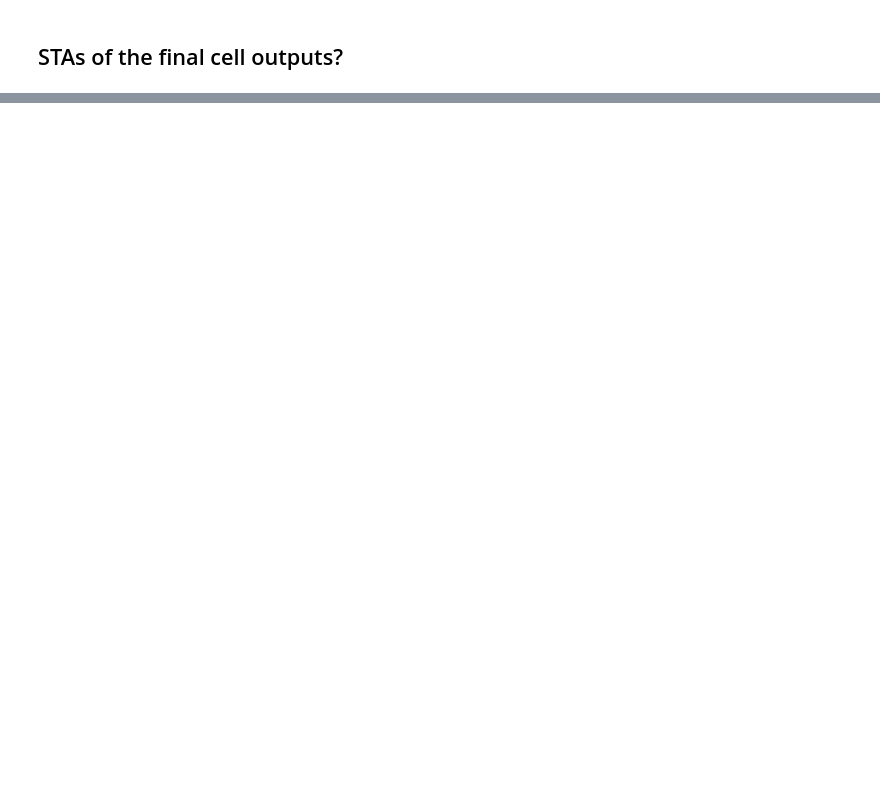
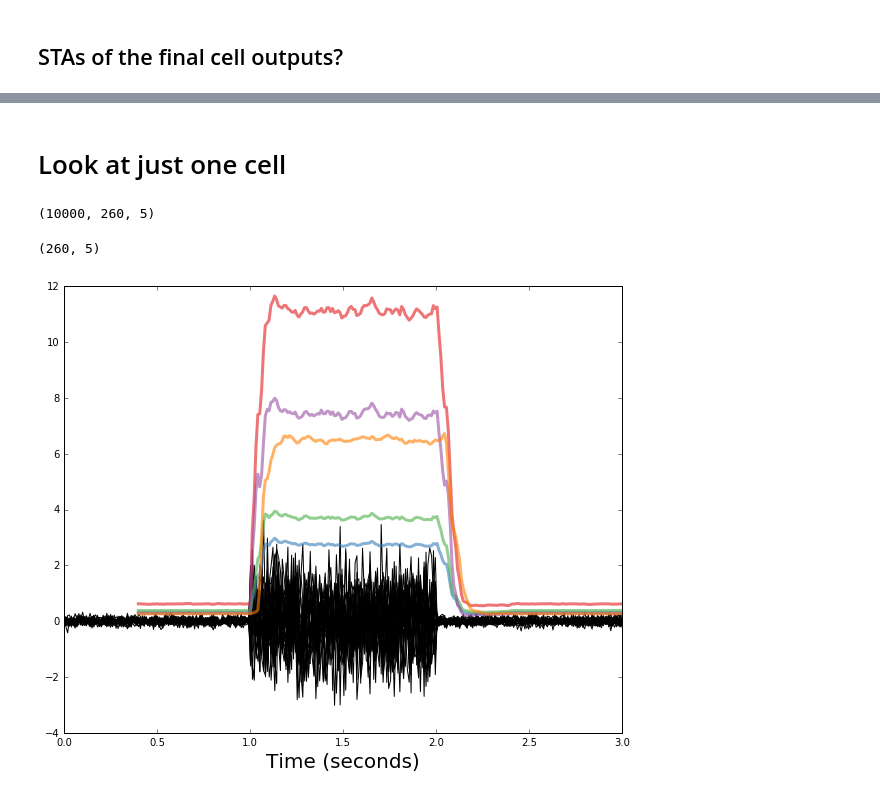
Before and after one commit to baccuslab/deep-retina, a Jupyter notebook: notebooks/Visualizing model trained on both whitenoise and naturalscenes.ipynb, the cells around one changed output, grey strips where cells are left out. Saved outputs shown, nothing was run; the diff lists cells and outputs as text; code cells hidden in the pictures; blank space fills up the shorter version.

```diff
--- a/notebooks/Visualizing model trained on both whitenoise and naturalscenes.ipynb
+++ b/notebooks/Visualizing model trained on both whitenoise and naturalscenes.ipynb
@@ -135,0 +164,8 @@ viz.visualize_sta(final_stas, normalize=True)
+# %%
+responses = []
+for i in range(10000):
+    probe_adaptation = get_contrast_changes(period=1, sample_rate=100)
+    response = mdl.predict(probe_adaptation)
+    responses.append(response)
+    if i % 100 == 0:
+        print('Iteration %i of %i' %(i,10000))
@@ -135,0 +220,12 @@ viz.visualize_sta(final_stas, normalize=True)
+# %%
+# Plot multiple flicker sequences
+for i in range(20):
+    flicker = get_contrast_changes(period=1, sample_rate=100, roll=False)
+    plt.plot(np.linspace(0,3,300), flicker[:,0,0], 'k')
+
+# Plot average CNN and LN responses
+plt.plot(np.linspace(0.4,3,260), average_responses, 'b', linewidth=3)
+#plt.plot(np.linspace(0.4,3,260), average_ln_response, 'r', linewidth=3)
+plt.xlabel('Time (seconds)', fontsize=20)
+#plt.title('RED: LN Responses, BLUE: CNN Responses', fontsize=20)
+#plt.savefig('Contrast Adaptation - natural scenes LN model.png', dpi=500)
@@ -135,0 +235,12 @@ viz.visualize_sta(final_stas, normalize=True)
+# %% [markdown]
+# Look at just one cell
+# %%
+rs = np.array(responses)
+rs.shape
+# %% [output]
+(10000, 260, 5)
+# %%
+average_rs = np.mean(rs, axis=0)
+average_rs.shape
+# %% [output]
+(260, 5)
@@ -135,0 +250,19 @@ viz.visualize_sta(final_stas, normalize=True)
+# %%
+color_map = mpl.get_map('Set1', 'Qualitative', 5)
+colors = color_map.mpl_colors
+
+# Plot multiple flicker sequences
+for i in range(20):
+    flicker = get_contrast_changes(period=1, sample_rate=100, roll=False)
+    plt.plot(np.linspace(0,3,300), flicker[:,0,0], 'k')
+
+# Plot average CNN and LN responses
+for c in range(average_rs.shape[1]):
+    plt.plot(np.linspace(0.4,3,260), average_rs[:,c], color=colors[c], linewidth=3, alpha=0.6)
+    #plt.plot(np.linspace(0.4,3,260), average_ln_response, 'r', linewidth=3)
+    plt.xlabel('Time (seconds)', fontsize=20)
+    #plt.title('RED: LN Responses, BLUE: CNN Responses', fontsize=20)
+    #plt.savefig('Contrast Adaptation - natural scenes LN model.png', dpi=500)
+# mpld3.display()
+# %% [output]
+[figure, added]
```
Also changed, not shown: parts of 16 cells of this notebook, 1 other file.
